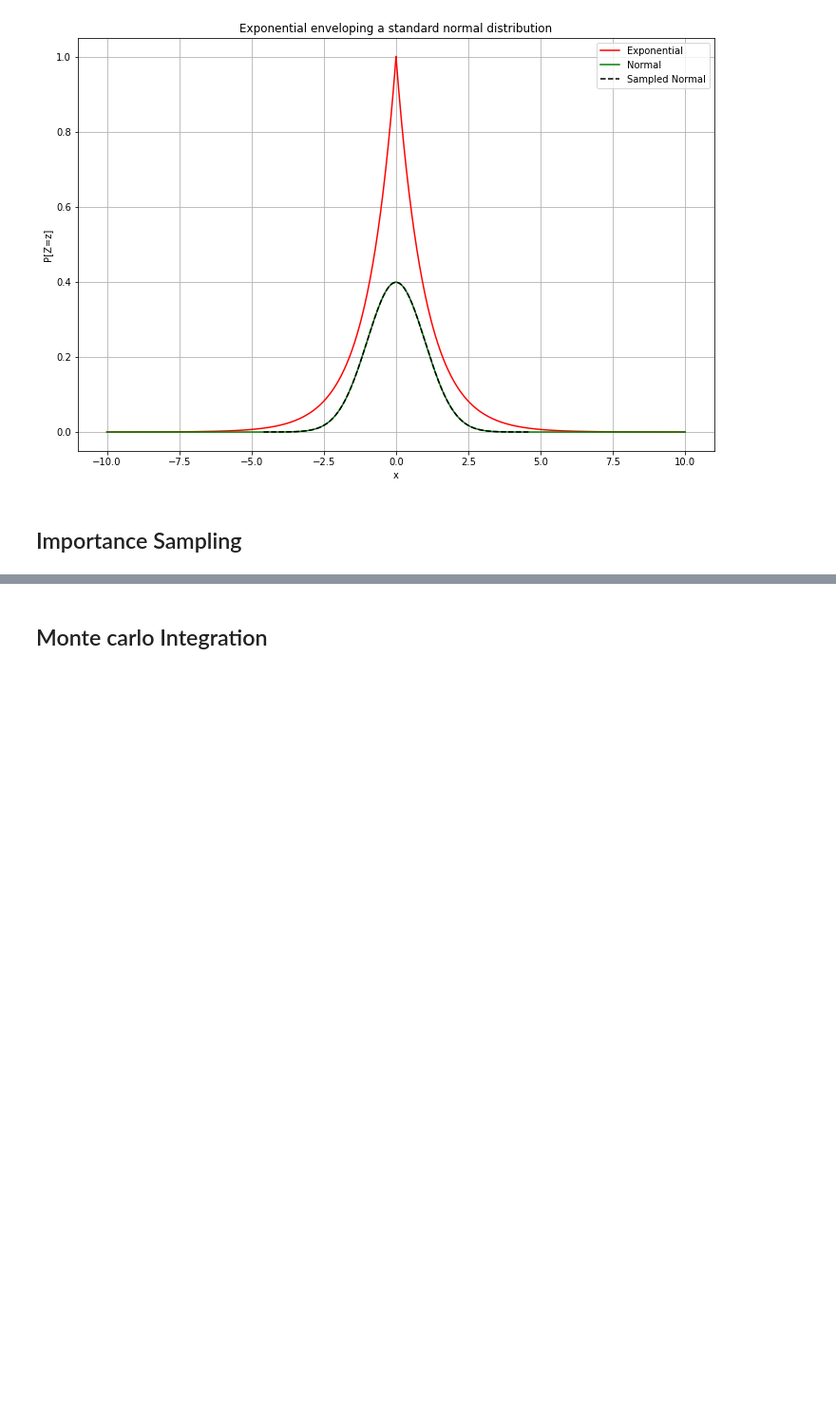
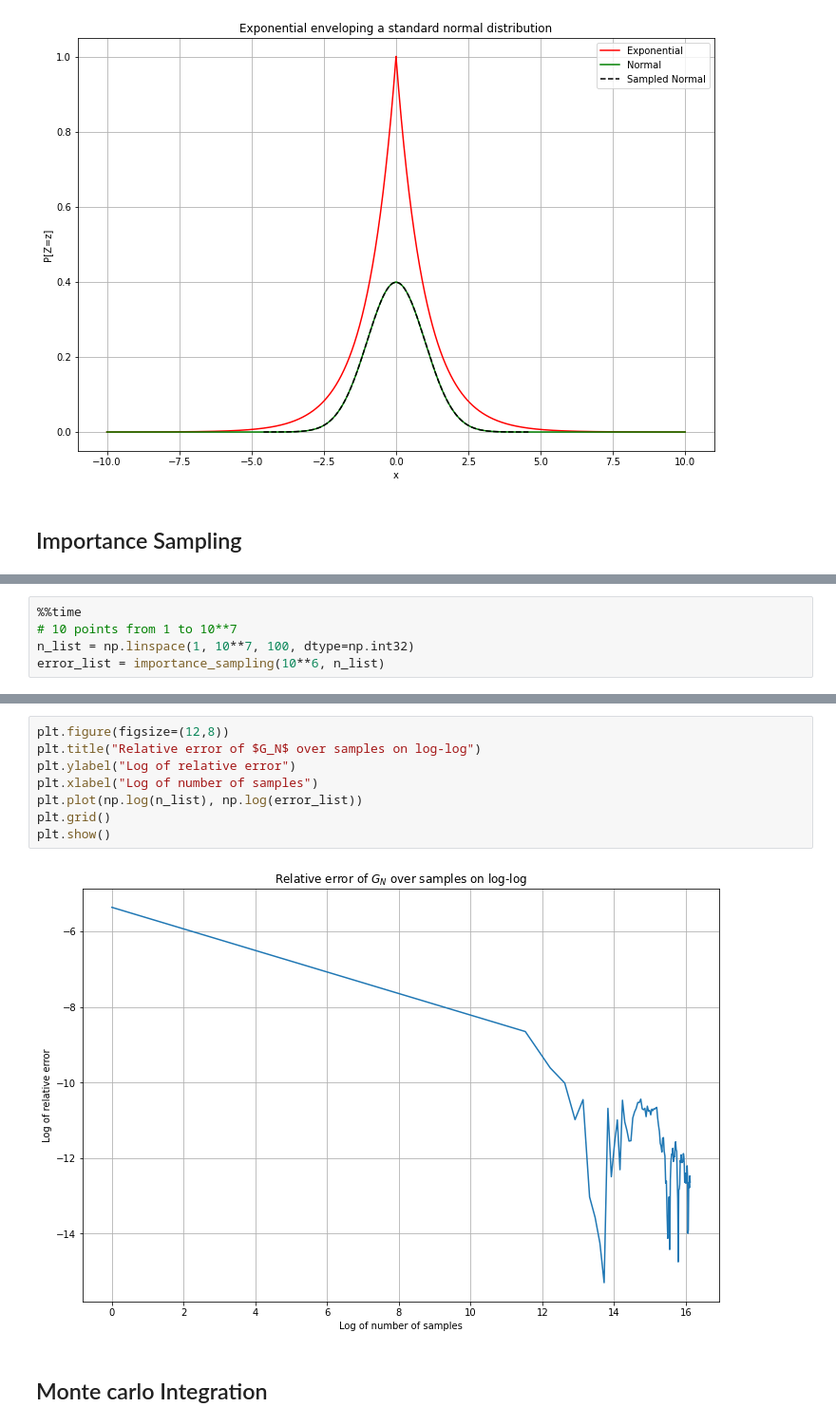
Before and after one commit to gabrielvieira37/PESC-COPPE, a Jupyter notebook: MCMC/McMc_homework3.ipynb, the cells around one changed output, grey strips where cells are left out. Shown at 95% size. Cells and saved outputs as stored; diff of their text form; blank space fills up the shorter version.

Commit message:
Add Importance Sampling

```diff
--- a/MCMC/McMc_homework3.ipynb
+++ b/MCMC/McMc_homework3.ipynb
@@ -543,0 +617,5 @@ plt.show()
+# %%
+%%time
+# 10 points from 1 to 10**7
+n_list = np.linspace(1, 10**7, 100, dtype=np.int32)
+error_list = importance_sampling(10**6, n_list)
@@ -544,3 +625,13 @@ plt.show()
+# %%
+plt.figure(figsize=(12,8))
+plt.title("Relative error of $G_N$ over samples on log-log")
+plt.ylabel("Log of relative error")
+plt.xlabel("Log of number of samples")
+plt.plot(np.log(n_list), np.log(error_list))
+plt.grid()
+plt.show()
+# %% [output]
+[figure, added]
 # %% [markdown]
 ## Monte carlo Integration
 # %%
```
Also changed, not shown: parts of 4 cells of this notebook.
